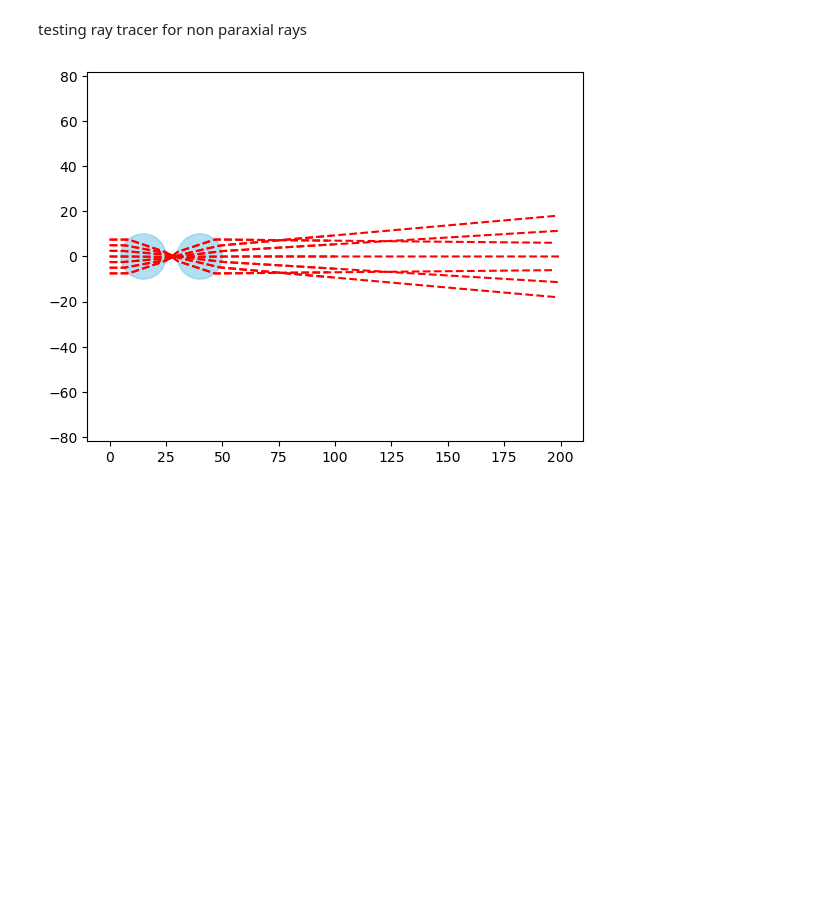
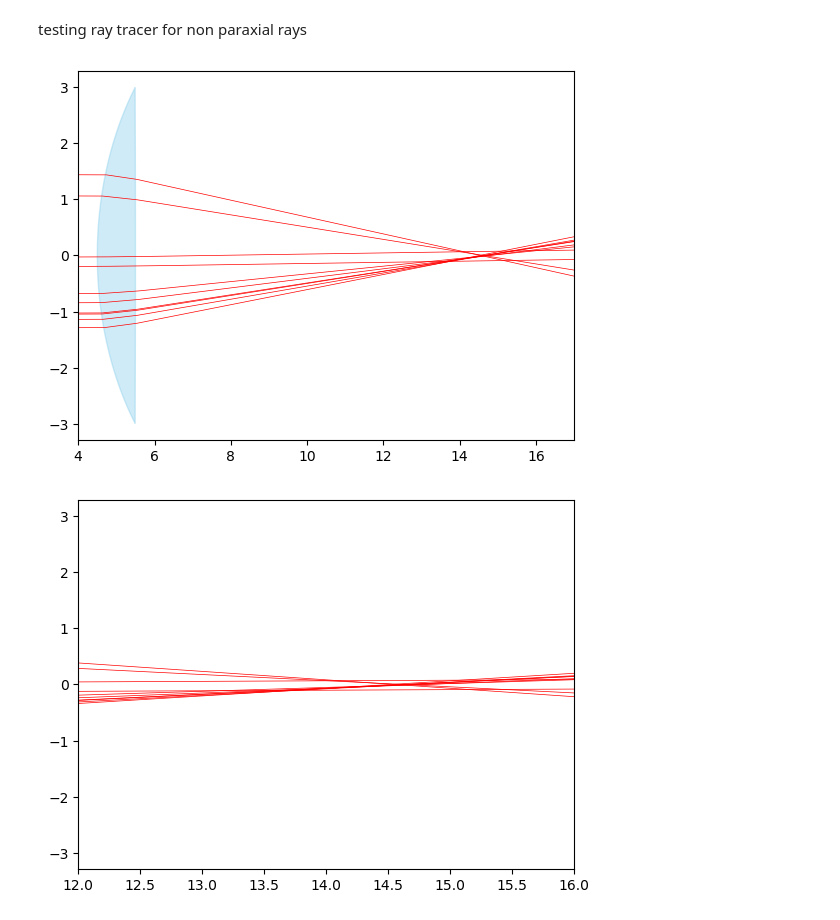
Before and after one commit to jus910/Ray-Tracing, a Jupyter notebook: CurrentTesting.ipynb, the cells around one changed output. Cells and saved outputs as stored; diff of their text form; code cells hidden in the pictures; blank space fills up the shorter version.

```diff
--- a/CurrentTesting.ipynb
+++ b/CurrentTesting.ipynb
@@ -83,12 +83,18 @@ def closestBoundaryCrossed_TangentAngle(xp,yp,angle,polygonX,polygonY):
 def refracted_angle(theta_1,theta_t,n1,n2):
     return math.arcsin((n1/n2)*math.sin(theta_1-theta_t))+theta_t
 # %%
-#global variable
+#global variables
 objects = []   # stores all objects
+step=0.1  # step size
 
 #clears all objects
 def clearObjects():
+    global objects
     objects = []
+
+def changeStep(newStep):
+    global step
+    step=newStep
 
 class backgroundMedium:
     def __init__(self, n):
@@ -99,7 +105,6 @@ class backgroundMedium:
 
 #ray class
 class Ray:
-    step=0.1
     rays = []
 
     def __init__(self, y_pos, theta, x_pos=0):
@@ -118,8 +123,8 @@ class Ray:
 
     #move small amount in direction theta
     def move_step(self):
-        self.ypos=self.ypos+Ray.step*math.sin(self.angle)
-        self.xpos=self.xpos+Ray.step*math.cos(self.angle)
+        self.ypos=self.ypos+step*math.sin(self.angle)
+        self.xpos=self.xpos+step*math.cos(self.angle)
 
         self.x_history.append(self.xpos)
         self.y_history.append(self.ypos)
@@ -206,29 +250,28 @@ def plotEverything():
 # %%
 clearObjects()   #resets, clears the "board"
-
+changeStep(0.01)
 backgroundMedium(n=1)
 
-ray1 = Ray(y_pos=7.5, theta=0, x_pos=0)
+number=10
+randomYList=[]
 
-ray2 = Ray(y_pos=5, theta=0, x_pos=0)
+for i in range(number):
+    randomYList.append(np.random.uniform(-1.5, 1.5))
 
-ray2 = Ray(y_pos=2.5, theta=0, x_pos=0)
+for randomY in randomYList:
+    Ray(y_pos=randomY, theta=0, x_pos=0)
 
-ray3 = Ray(y_pos=0, theta=0, x_pos=0)
+ConvexLens(xc=5, yc=0, d=1, r1=5, r2=500, n=1.5, color='skyblue', points=1000)
 
-ray2 = Ray(y_pos=-2.5, theta=0, x_pos=0)
+#makes a copy new list, but the elements still point to the same elements in the original lists
+firstSetofObjects = objects.copy()
 
-ray4 = Ray(y_pos=-5, theta=0, x_pos=0)
-
-ray5 = Ray(y_pos=-7.5, theta=0, x_pos=0)
-
-circle1 = Circle(x_center=15, y_center=0, r=10, n=1.5, color='skyblue')
-
-circle2 = Circle(x_center=40, y_center=0, r=10, n=1.5, color='skyblue')
-
-for i in range(1000):
+for i in range(2000):
     Ray.move_all()
 
-plotEverything()
+plotEverything(firstSetofObjects,xlim=(4,17))
+
+plotEverything(firstSetofObjects,xlim=(12,16))
 # %% [output]
-[figure, old version]
+[figure, new version]
+[figure, added]
```
Also changed, not shown: parts of 2 cells of this notebook.
